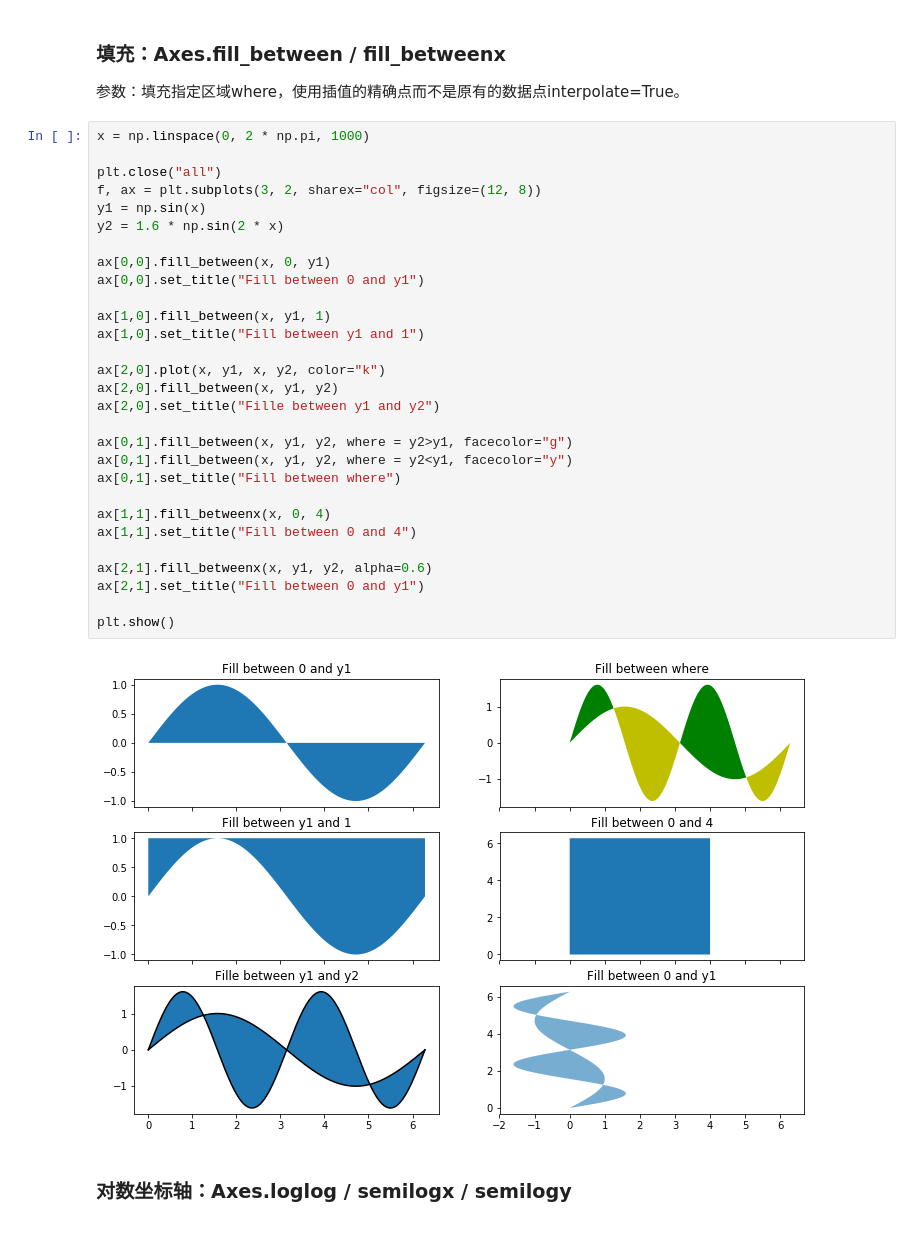
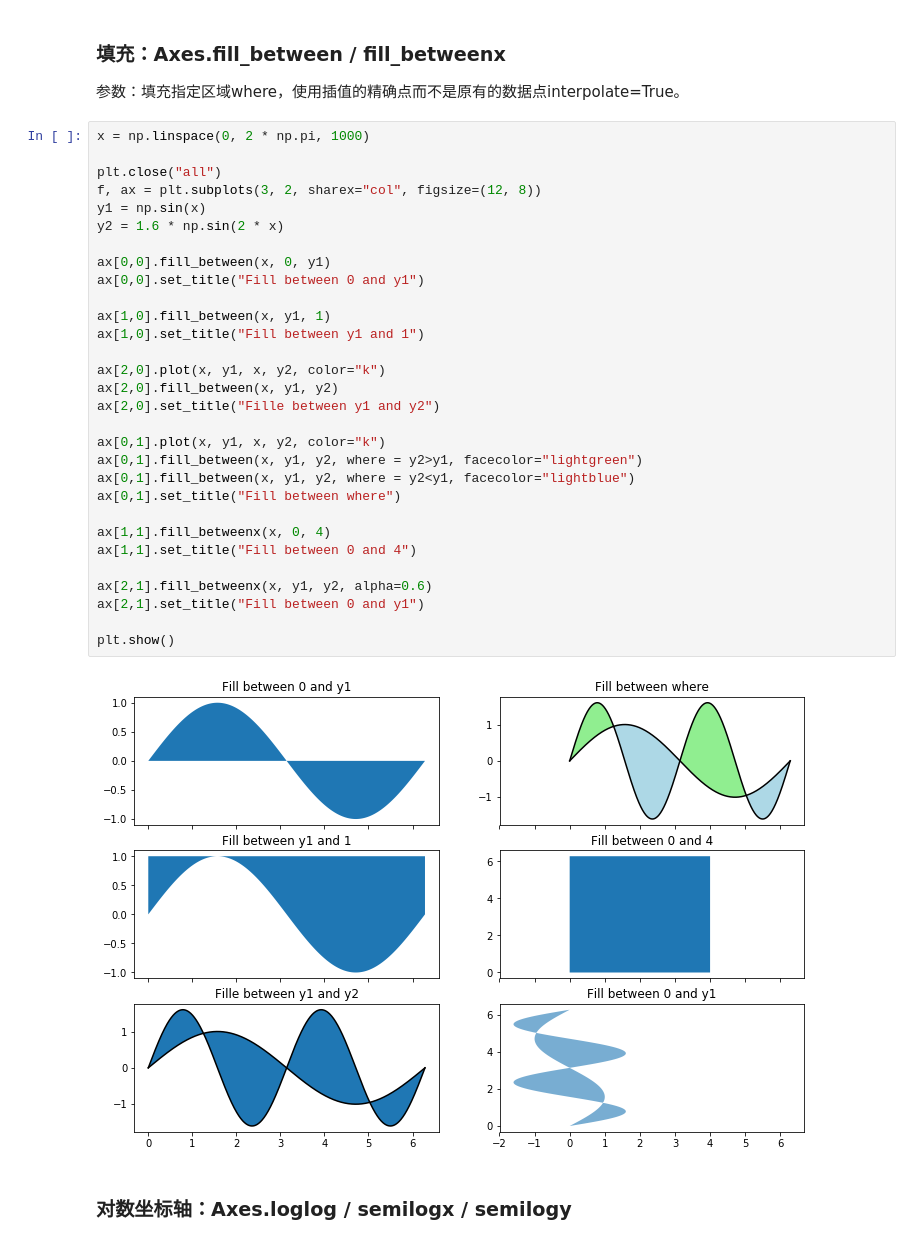
Before and after one commit to wklchris/wklchris.github.io, a Jupyter notebook: ipynb/Py3-matplotlib.ipynb, the cells around one changed output. Drawn from its saved outputs; the diff is of its cells as text.

```diff
--- a/ipynb/Py3-matplotlib.ipynb
+++ b/ipynb/Py3-matplotlib.ipynb
@@ -204,34 +288,35 @@ plt.show()
 # %%
 x = np.linspace(0, 2 * np.pi, 1000)
 
 plt.close("all")
 f, ax = plt.subplots(3, 2, sharex="col", figsize=(12, 8))
 y1 = np.sin(x)
 y2 = 1.6 * np.sin(2 * x)
 
 ax[0,0].fill_between(x, 0, y1)
 ax[0,0].set_title("Fill between 0 and y1")
 
 ax[1,0].fill_between(x, y1, 1)
 ax[1,0].set_title("Fill between y1 and 1")
 
 ax[2,0].plot(x, y1, x, y2, color="k")
 ax[2,0].fill_between(x, y1, y2)
 ax[2,0].set_title("Fille between y1 and y2")
 
-ax[0,1].fill_between(x, y1, y2, where = y2>y1, facecolor="g")
-ax[0,1].fill_between(x, y1, y2, where = y2<y1, facecolor="y")
+ax[0,1].plot(x, y1, x, y2, color="k")
+ax[0,1].fill_between(x, y1, y2, where = y2>y1, facecolor="lightgreen")
+ax[0,1].fill_between(x, y1, y2, where = y2<y1, facecolor="lightblue")
 ax[0,1].set_title("Fill between where")
 
 ax[1,1].fill_betweenx(x, 0, 4)
 ax[1,1].set_title("Fill between 0 and 4")
 
 ax[2,1].fill_betweenx(x, y1, y2, alpha=0.6)
 ax[2,1].set_title("Fill between 0 and y1")
 
 plt.show()
 # %% [output]
-[figure, old version]
+[figure, new version]
 # %% [markdown]
 ### 对数坐标轴：Axes.loglog / semilogx / semilogy
 # %%
```
Also changed, not shown: parts of 6 cells of this notebook, 5 other files.
